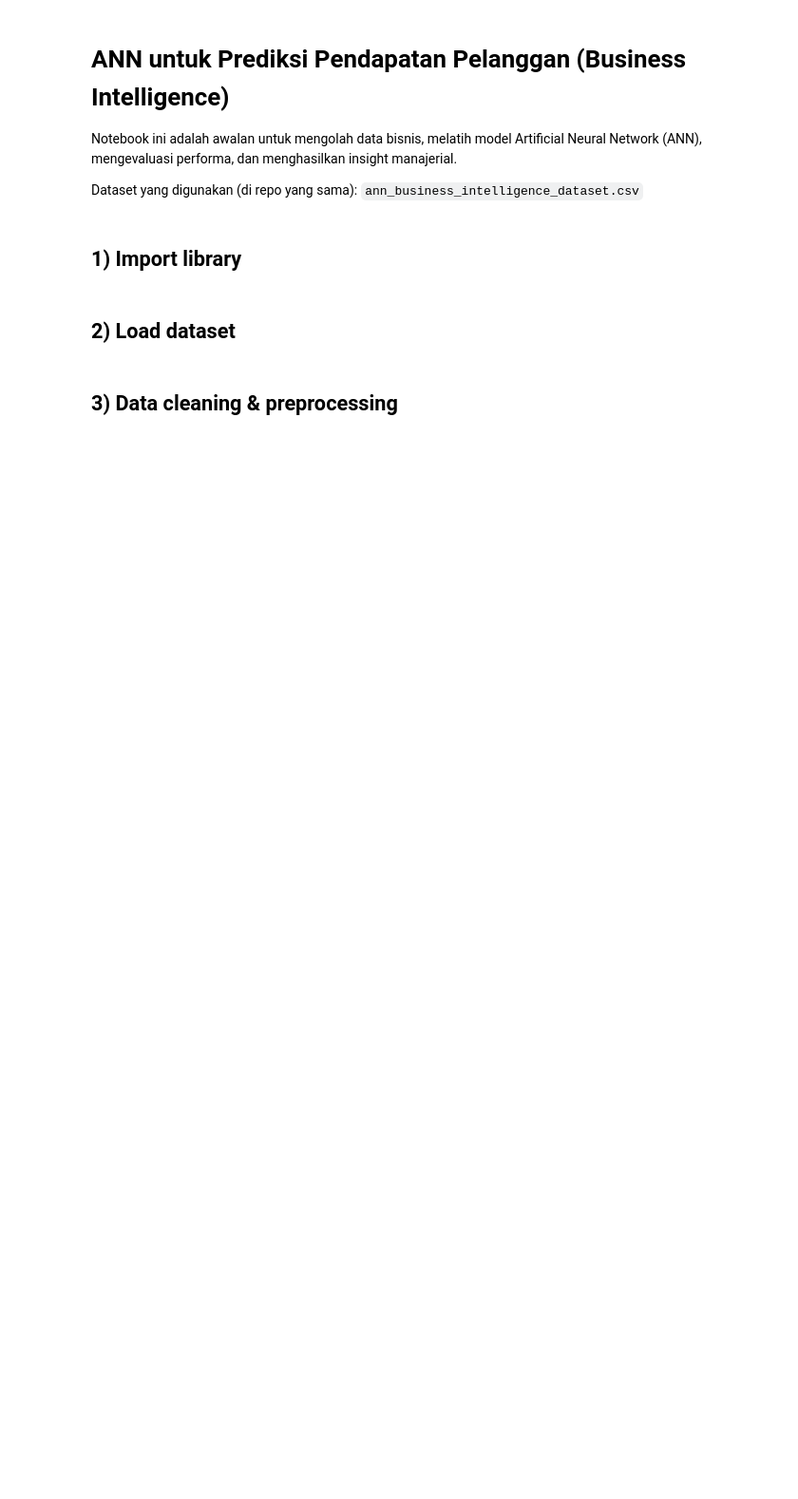
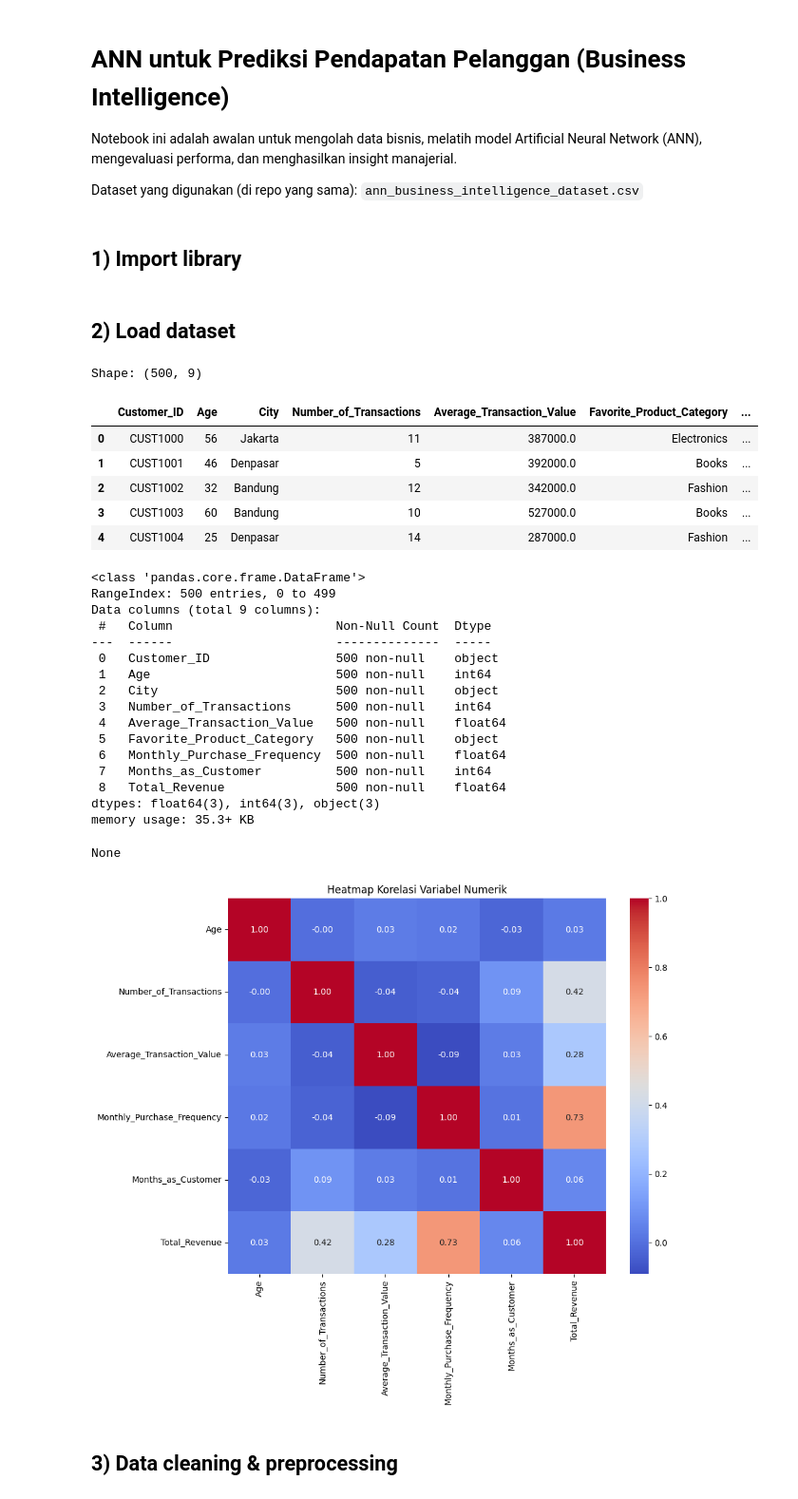
Before and after one commit to AriefMade/ANN_Prediksi_Pendapatan-dari-tipe-pelanggan, a Jupyter notebook: ANN_Business_Intelligence_Starter.ipynb, the cells around one changed output. Shown at 95% size. Saved outputs shown, nothing was run; the diff lists cells and outputs as text; code cells hidden in the pictures; blank space fills up the shorter version.

Commit message:
feat: add visualisation and edited code

```diff
--- a/ANN_Business_Intelligence_Starter.ipynb
+++ b/ANN_Business_Intelligence_Starter.ipynb
@@ -27,15 +31,47 @@ from tensorflow.keras.layers import Dense, Dropout
 # %%
 DATA_PATH = Path('ann_business_intelligence_dataset.csv')
 
 if not DATA_PATH.exists():
     raise FileNotFoundError(
         f'Dataset tidak ditemukan: {DATA_PATH}. Tambahkan file ke root repo terlebih dahulu.'
     )
 
 df = pd.read_csv(DATA_PATH)
 print('Shape:', df.shape)
 display(df.head())
 display(df.info())
+
+plt.figure(figsize=(10, 8))
+numeric_df = df.select_dtypes(include=['number'])
+sns.heatmap(numeric_df.corr(), annot=True, cmap='coolwarm', fmt=".2f")
+plt.title('Heatmap Korelasi Variabel Numerik')
+plt.show()
+# %% [output]
+Shape: (500, 9)
+|  | Customer_ID | Age | City | Number_of_Transactions | Average_Transaction_Value | Favorite_Product_Category | ... |
+| 0 | CUST1000 | 56 | Jakarta | 11 | 387000.0 | Electronics | ... |
+| 1 | CUST1001 | 46 | Denpasar | 5 | 392000.0 | Books | ... |
+| 2 | CUST1002 | 32 | Bandung | 12 | 342000.0 | Fashion | ... |
+| 3 | CUST1003 | 60 | Bandung | 10 | 527000.0 | Books | ... |
+| 4 | CUST1004 | 25 | Denpasar | 14 | 287000.0 | Fashion | ... |
+<class 'pandas.core.frame.DataFrame'>
+RangeIndex: 500 entries, 0 to 499
+Data columns (total 9 columns):
+ #   Column                      Non-Null Count  Dtype
+---  ------                      --------------  -----
+ 0   Customer_ID                 500 non-null    object
+ 1   Age                         500 non-null    int64
+ 2   City                        500 non-null    object
+ 3   Number_of_Transactions      500 non-null    int64
+ 4   Average_Transaction_Value   500 non-null    float64
+ 5   Favorite_Product_Category   500 non-null    object
+ 6   Monthly_Purchase_Frequency  500 non-null    float64
+ 7   Months_as_Customer          500 non-null    int64
+ 8   Total_Revenue               500 non-null    float64
+dtypes: float64(3), int64(3), object(3)
+memory usage: 35.3+ KB
+None
+[figure, added]
 # %% [markdown]
 ## 3) Data cleaning & preprocessing
 # %%
```
Also changed, not shown: parts of 7 cells of this notebook, 1 other file.
